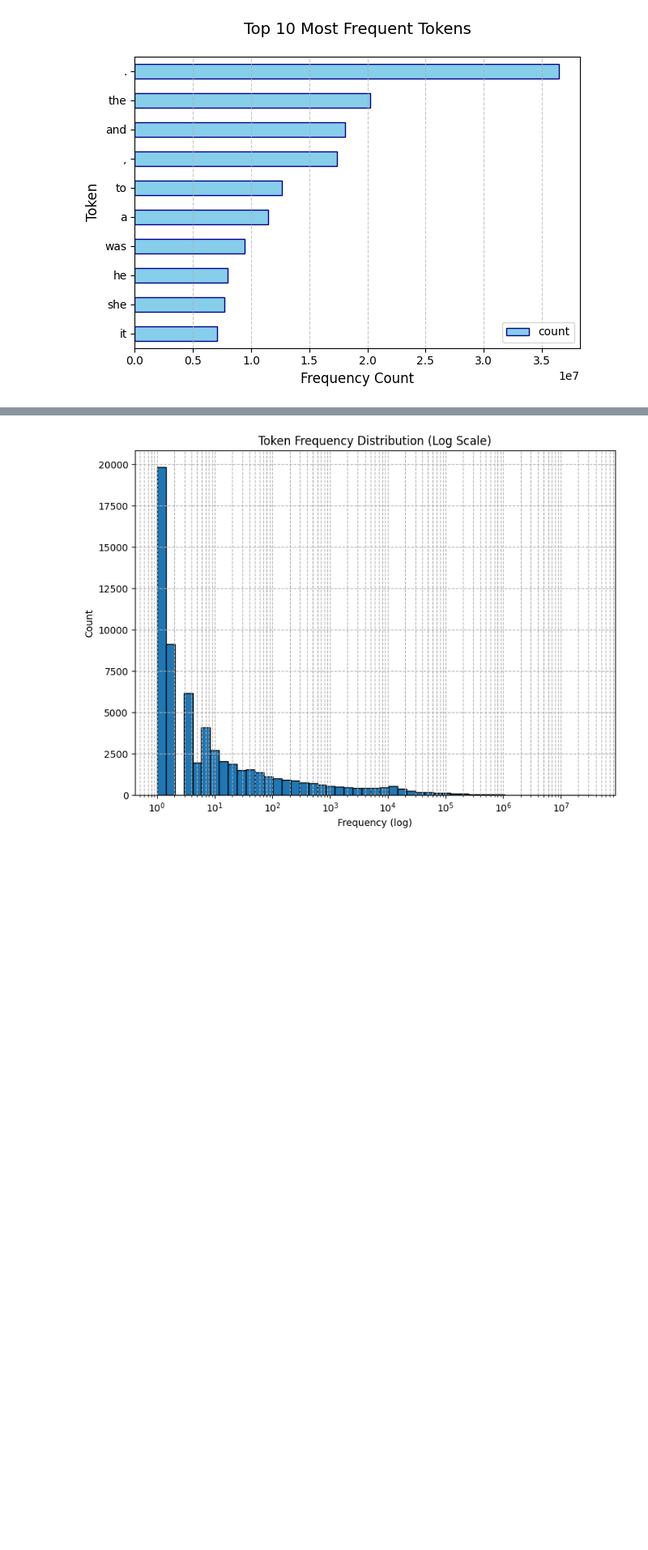
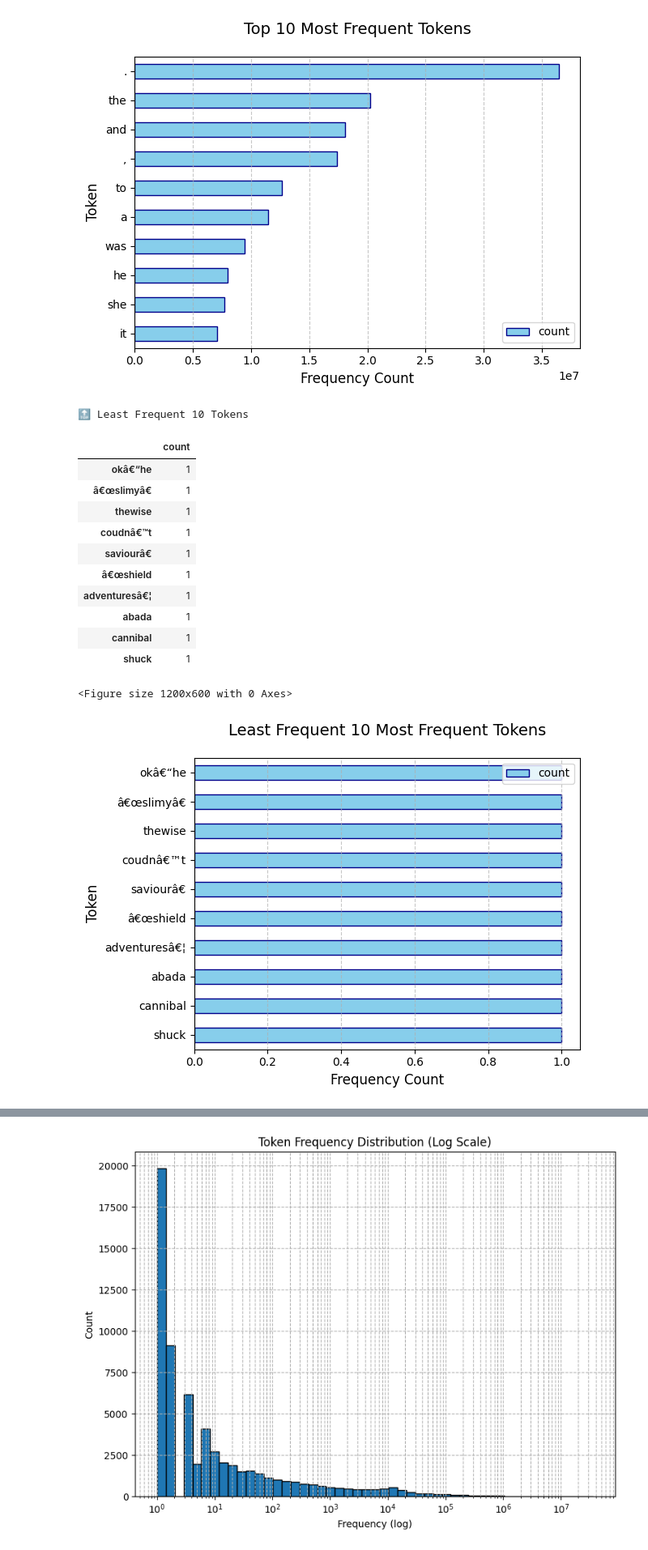
Before and after one commit to ahmadrezabaqerzade/GPT2, a Jupyter notebook: Analyze_dataset.ipynb, the cells around one changed output, grey strips where cells are left out. Shown: that part at 81% size. Drawn from its saved outputs; the diff is of its cells as text; code cells hidden in the pictures; blank space fills up the shorter version.

```diff
--- a/Analyze_dataset.ipynb
+++ b/Analyze_dataset.ipynb
@@ -262,3 +323,32 @@ plt.show()
 | it | 7,104,640 |
 <Figure size 1200x600 with 0 Axes>
 [figure]
+# %%
+print("\n🔝 Least Frequent 10 Tokens")
+bottom_10 = df_count.sort_values('count', ascending=False).tail(10)
+display(bottom_10.style.format({'count': '{:,}'}).background_gradient(cmap='Blues'))
+
+plt.figure(figsize=(12, 6))
+bottom_10.plot(kind='barh', color='skyblue', edgecolor='darkblue')
+plt.title('Least Frequent 10 Most Frequent Tokens', fontsize=14, pad=20)
+plt.xlabel('Frequency Count', fontsize=12)
+plt.ylabel('Token', fontsize=12)
+plt.gca().invert_yaxis()
+plt.grid(axis='x', linestyle='--', alpha=0.7)
+plt.tight_layout()
+plt.show()
+# %% [output]
+🔝 Least Frequent 10 Tokens
+|  | count |
+| okâ€“he | 1 |
+| â€œslimyâ€ | 1 |
+| thewise | 1 |
+| coudnâ€™t | 1 |
+| saviourâ€ | 1 |
+| â€œshield | 1 |
+| adventuresâ€¦ | 1 |
+| abada | 1 |
+| cannibal | 1 |
+| shuck | 1 |
+<Figure size 1200x600 with 0 Axes>
+[figure, added]
```
Also changed, not shown: parts of 54 cells of this notebook.
